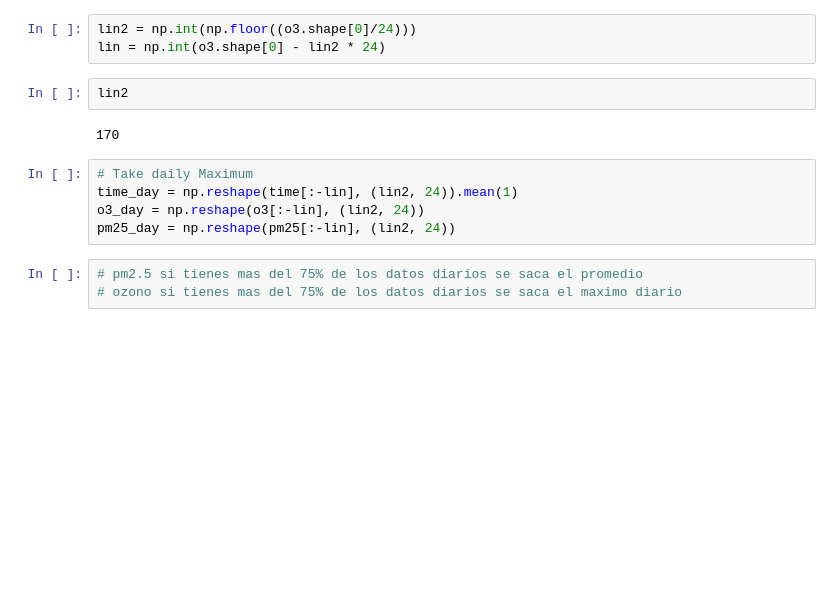
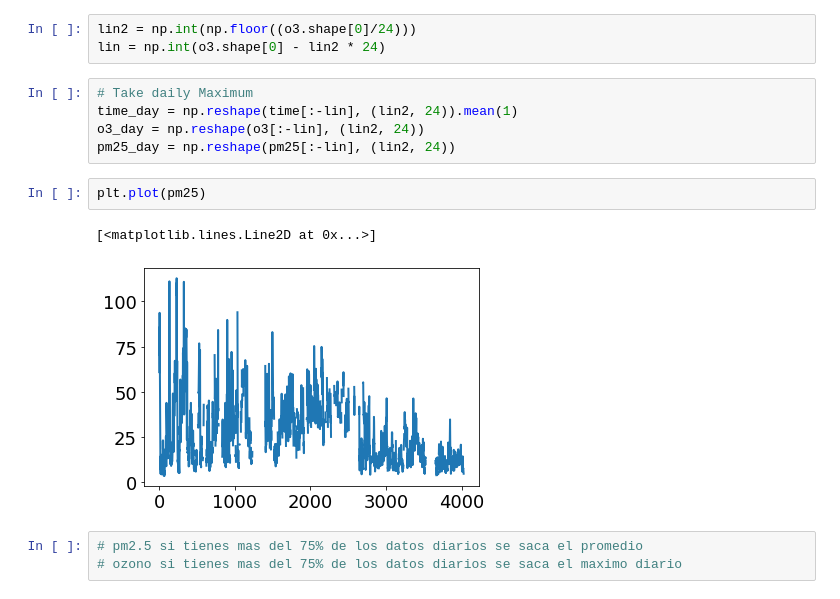
Before and after one commit to marthavelez861/challege2020, a Jupyter notebook: plot_pollutants.ipynb, the cells around one changed output. Drawn from its saved outputs; the diff is of its cells as text; blank space fills up the shorter version.

```diff
--- a/plot_pollutants.ipynb
+++ b/plot_pollutants.ipynb
@@ -106,15 +115,16 @@ temp = np.ma.masked_invalid(mat[:, 7]) # temperature C 12 para Cadereyta
 # %%
 lin2 = np.int(np.floor((o3.shape[0]/24)))
 lin = np.int(o3.shape[0] - lin2 * 24)
-# %%
-lin2
-# %% [output]
-170
 # %%
 # Take daily Maximum
 time_day = np.reshape(time[:-lin], (lin2, 24)).mean(1)
 o3_day = np.reshape(o3[:-lin], (lin2, 24))
 pm25_day = np.reshape(pm25[:-lin], (lin2, 24))
+# %%
+plt.plot(pm25)
+# %% [output]
+[<matplotlib.lines.Line2D at 0x...>]
+[figure, added]
 # %%
 # pm2.5 si tienes mas del 75% de los datos diarios se saca el promedio
 # ozono si tienes mas del 75% de los datos diarios se saca el maximo diario
```
Also changed, not shown: parts of 27 cells of this notebook.
